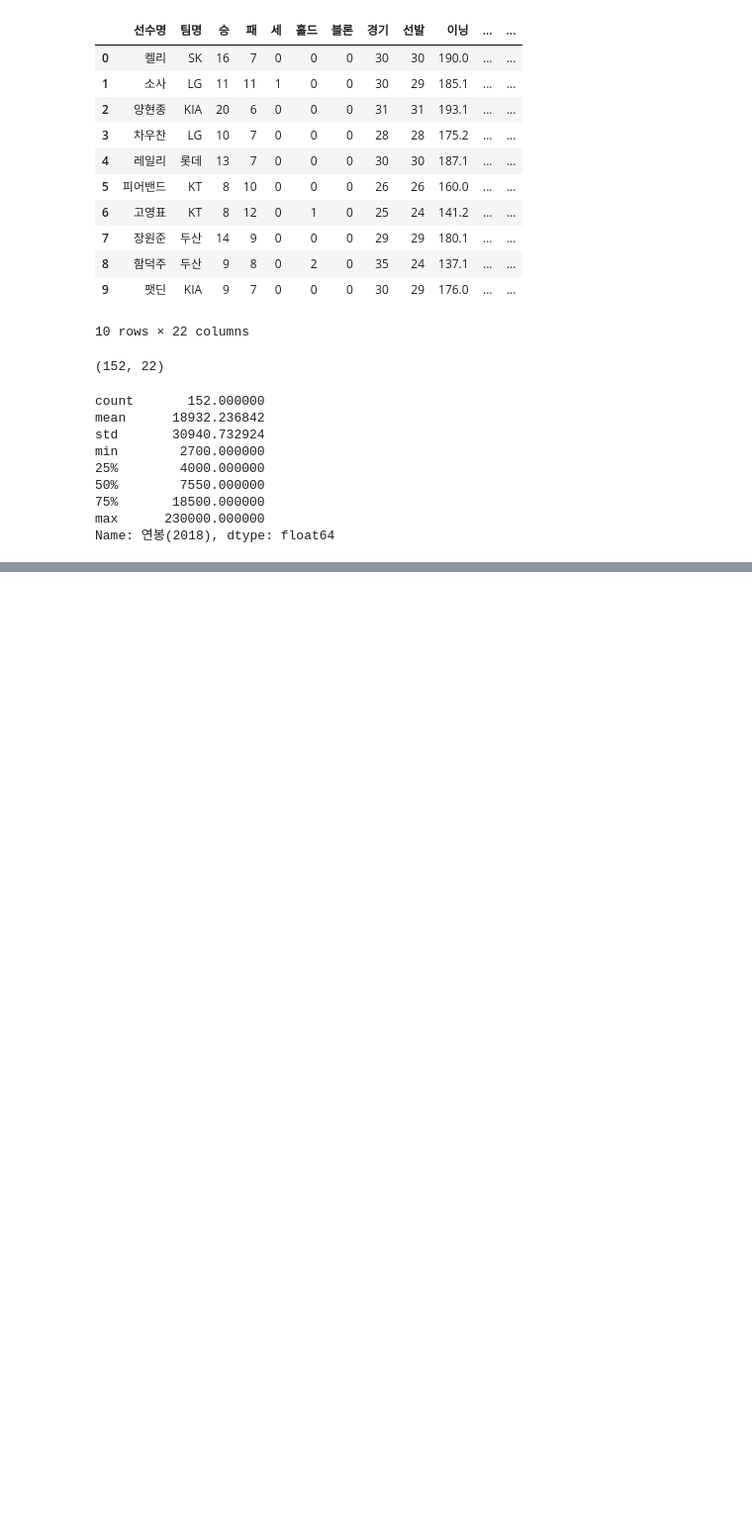
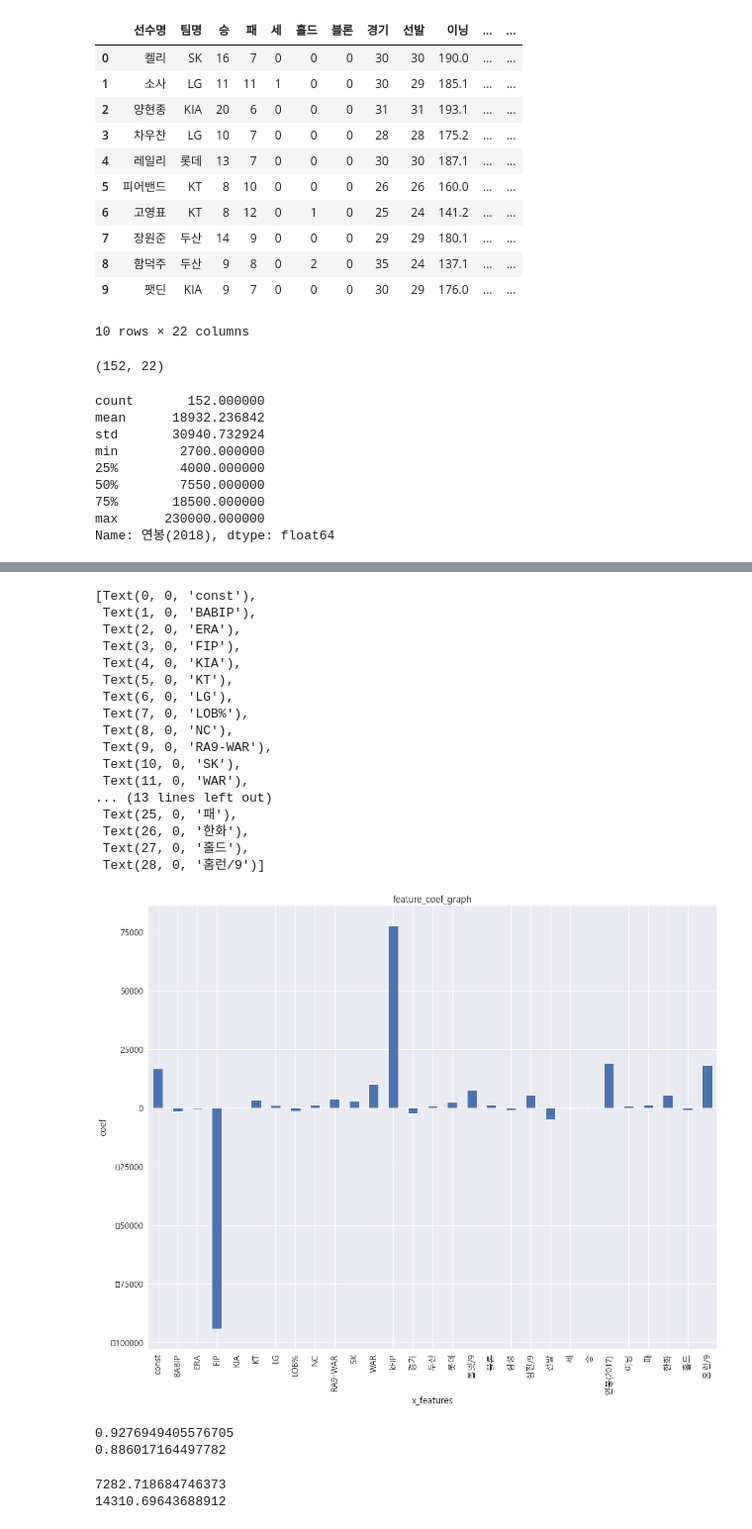
Before and after one commit to pjh2328/J-s-DataScience, a Jupyter notebook: Data Analysis/프로야구 선수의 다음 해 연봉 예측하기.ipynb, the cells around one changed output, grey strips where cells are left out. Shown: that part at 99% size. Drawn from its saved outputs; the diff is of its cells as text; code cells hidden in the pictures; blank space fills up the shorter version.

Commit message:
baseball-sallary-prediction

```diff
--- a/Data Analysis/프로야구 선수의 다음 해 연봉 예측하기.ipynb
+++ b/Data Analysis/프로야구 선수의 다음 해 연봉 예측하기.ipynb
@@ -62,0 +111,6 @@ picher.boxplot(column=['연봉(2018)']) #연봉의 상자 그림 출력
+# %%
+#팀명 피처를 원-핫 인코딩으로 변환
+team_encoding = pd.get_dummies(picher_df['팀명'])
+picher_df = picher_df.drop('팀명', axis=1)
+picher_df = picher_df.join(team_encoding)
+team_encoding.head(5)
@@ -62,0 +130,6 @@ picher.boxplot(column=['연봉(2018)']) #연봉의 상자 그림 출력
+# %%
+#학습 데이터와 테스트 데이터로 분리
+X = picher_df[picher_df.columns.difference(['선수명','y'])]
+y = picher_df['y']
+X_train, X_test, y_train, y_test = train_test_split(X,y, test_size=0.2,
+                                                    random_state=19)
@@ -62,0 +151,7 @@ picher.boxplot(column=['연봉(2018)']) #연봉의 상자 그림 출력
+# %%
+import statsmodels.api as sm
+
+#statsmodel 라이브러리로 회귀 분석을 수행합니다.
+X_train = sm.add_constant(X_train)
+model = sm.OLS(y_train, X_train).fit()
+model.summary()
@@ -62,0 +193,59 @@ picher.boxplot(column=['연봉(2018)']) #연봉의 상자 그림 출력
+# %%
+plt.rcParams['figure.figsize'] = [20,16]
+# 회귀 계수를 리스트로 반환
+coefs = model.params.tolist()
+coefs_series = pd.Series(coefs)
+
+#변수명을 리스트로 반환
+x_labels = model.params.index.tolist()
+
+#회기 계수를 출력
+ax = coefs_series.plot(kind='bar')
+ax.set_title('feature_coef_graph')
+ax.set_xlabel('x_features')
+ax.set_ylabel('coef')
+ax.set_xticklabels(x_labels)
+# %% [output]
+[Text(0, 0, 'const'),
+ Text(1, 0, 'BABIP'),
+ Text(2, 0, 'ERA'),
+ Text(3, 0, 'FIP'),
+ Text(4, 0, 'KIA'),
+ Text(5, 0, 'KT'),
+ Text(6, 0, 'LG'),
+ Text(7, 0, 'LOB%'),
+ Text(8, 0, 'NC'),
+ Text(9, 0, 'RA9-WAR'),
+ Text(10, 0, 'SK'),
+ Text(11, 0, 'WAR'),
+... (13 lines left out)
+ Text(25, 0, '패'),
+ Text(26, 0, '한화'),
+ Text(27, 0, '홀드'),
+ Text(28, 0, '홈런/9')]
+[figure, added]
+# %%
+#학습 데이터와 테스트 데이터로 분리합니다.
+X = picher_df[picher_df.columns.difference(['선수명','y'])]
+y = picher_df['y']
+X_train, X_test, y_train, y_test = train_test_split(X,y,test_size=0.2,random_state=19)
+
+#회귀 분석모델 학습
+lr = linear_model.LinearRegression()
+model = lr.fit(X_train, y_train)
+
+#회귀 분석 모델 평가
+print(model.score(X_train, y_train)) # train R2 score를 출력합니다.
+print(model.score(X_test, y_test)) #test R2 score를 출력합니다.
+# %% [output]
+0.9276949405576705
+0.886017164497782
+# %%
+#회귀 분석 모델을 평가
+y_predictions = lr.predict(X_train)
+print(sqrt(mean_squared_error(y_train,y_predictions))) # train RMSE score 출력
+y_predictions = lr.predict(X_test)
+print(sqrt(mean_squared_error(y_test,y_predictions)))
+# %% [output]
+7282.718684746373
+14310.69643688912
```
Also changed, not shown: parts of 19 cells of this notebook.
